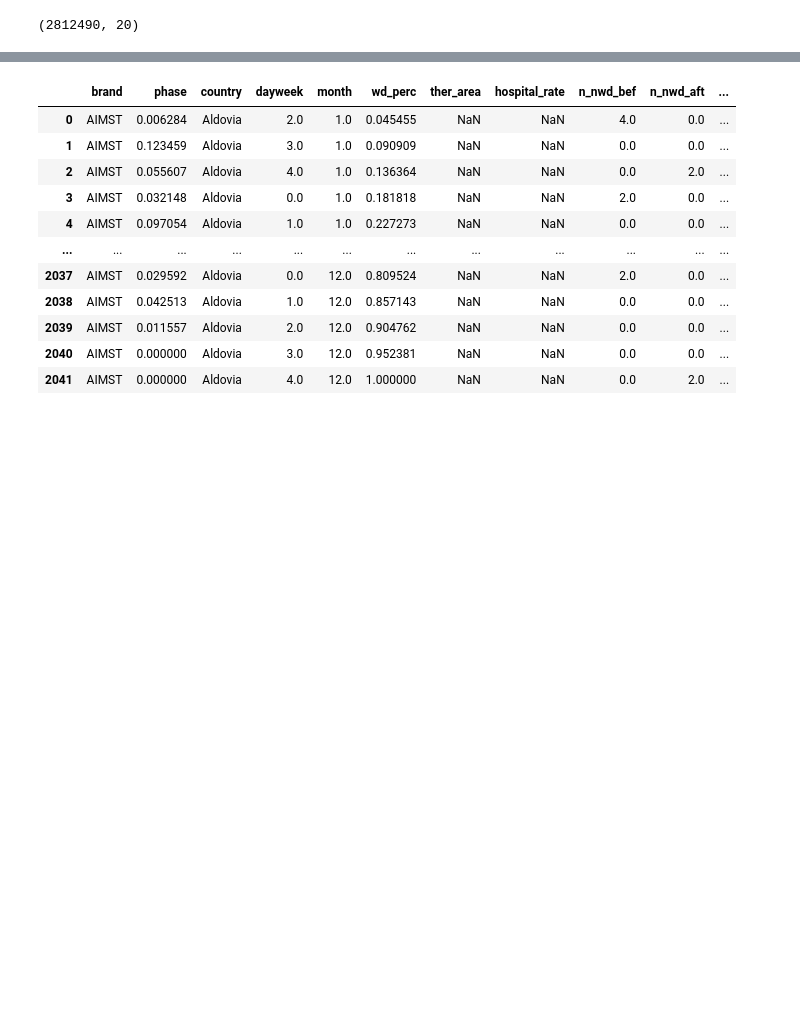
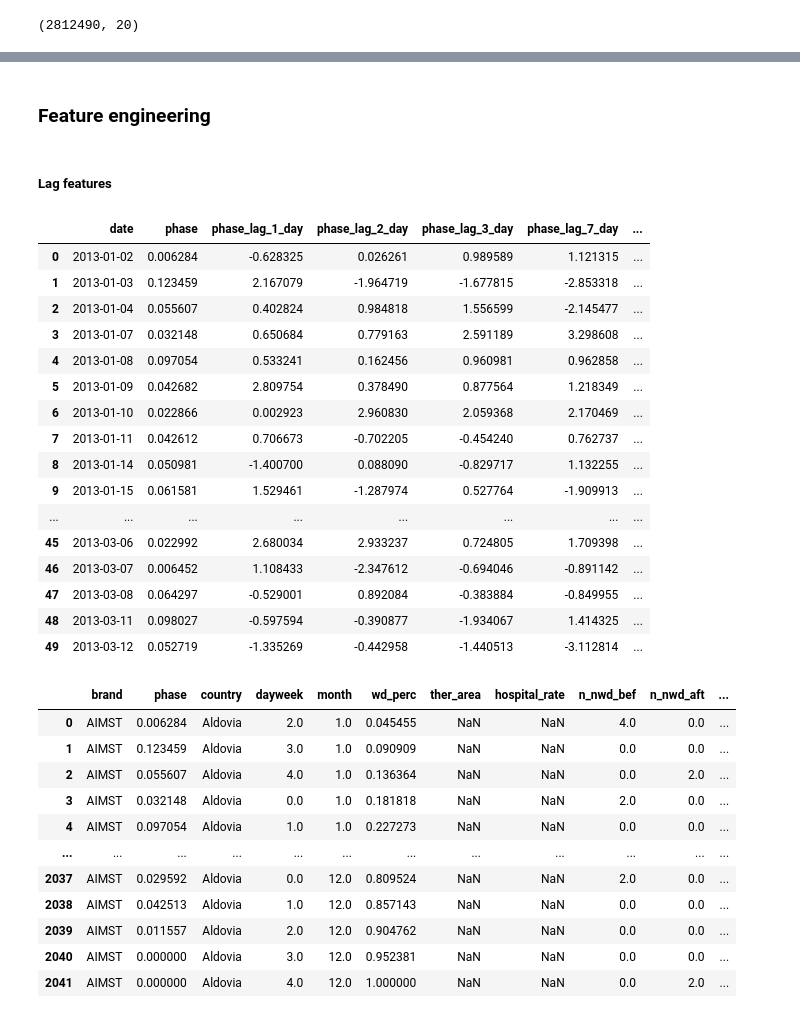
Before and after one commit to guimCC/Novartis_Datathon_2023, a Jupyter notebook: Scripts/data_lag.ipynb, the cells around one changed output, grey strips where cells are left out. Drawn from its saved outputs; the diff is of its cells as text; code cells hidden in the pictures; blank space fills up the shorter version.

```diff
--- a/Scripts/data_lag.ipynb
+++ b/Scripts/data_lag.ipynb
@@ -18,5 +79,8 @@ train_df.shape
+# %% [markdown]
+### Feature engineering
 # %%
 # Extracting the date from the datetime column
 train_df['day'] = train_df['date'].dt.day
 train_df['month'] = train_df['date'].dt.month
 train_df['year'] = train_df['date'].dt.year
+train_df['quarter_of_year'] = train_df['date'].dt.quarter
@@ -41,0 +87,2 @@ train_df['phase_lag_7'].fillna(0, inplace=True)  # or any other method you prefe
+# %% [markdown]
+##### Lag features
@@ -42,3 +92,55 @@ train_df['phase_lag_7'].fillna(0, inplace=True)  # or any other method you prefe
+# %%
+def lag_features(dataframe, lag_list):
+    for lag in lag_list:
+        s = str(lag[0]) + "_" + lag[1]
+        if lag[1] == 'day':
+            dataframe['date_' + s] = dataframe['date'] - pd.Timedelta(days=lag[0])
+        elif lag[1] == 'month':
+            dataframe['date_' + s] = dataframe['date'] - pd.offsets.MonthBegin(n=lag[0])
+
+        if 'phase_lag_' + s in dataframe.columns:
+            dataframe.drop(['phase_lag_' + s], axis=1, inplace=True)
+
+        dataframe = dataframe.merge(dataframe[['brand', 'country', 'date', 'phase']],
+                     left_on=['brand', 'country', 'date_' + s],
+                     right_on=['brand', 'country', 'date'],
+                     suffixes=('', '_lag_' + s),
+                     how='left')
+
+
+
+        dataframe.drop(['date_' + s, 'date_lag_' + s], axis=1, inplace=True)
+        dataframe['phase_lag_' + s].fillna(0, inplace=True)
+
+        # Add random noise to the lagged feature
+        #dataframe['phase_lag_' + s] = dataframe['phase_lag_' + s].fillna(0) + random_noise(dataframe)
+
+
+    return dataframe
+# %%
+train_df.sort_values(by=['country', 'brand', 'date'], inplace=True)
+
+train_df = lag_features(train_df, [[1, 'day'], [2, 'day'], [3, 'day'], [7, 'day'], [14, 'day']])
+# %%
+train_df[train_df['country'] == 'Aldovia'][train_df['brand'] == 'AIMST'][0:50][['date', 'phase', 'phase_lag_1_day', 'phase_lag_2_day', 'phase_lag_3_day', 'phase_lag_7_day', 'phase_lag_14_day']]
+# %% [output]
+|  | date | phase | phase_lag_1_day | phase_lag_2_day | phase_lag_3_day | phase_lag_7_day | ... |
+| 0 | 2013-01-02 | 0.006284 | -0.628325 | 0.026261 | 0.989589 | 1.121315 | ... |
+| 1 | 2013-01-03 | 0.123459 | 2.167079 | -1.964719 | -1.677815 | -2.853318 | ... |
+| 2 | 2013-01-04 | 0.055607 | 0.402824 | 0.984818 | 1.556599 | -2.145477 | ... |
+| 3 | 2013-01-07 | 0.032148 | 0.650684 | 0.779163 | 2.591189 | 3.298608 | ... |
+| 4 | 2013-01-08 | 0.097054 | 0.533241 | 0.162456 | 0.960981 | 0.962858 | ... |
+| 5 | 2013-01-09 | 0.042682 | 2.809754 | 0.378490 | 0.877564 | 1.218349 | ... |
+| 6 | 2013-01-10 | 0.022866 | 0.002923 | 2.960830 | 2.059368 | 2.170469 | ... |
+| 7 | 2013-01-11 | 0.042612 | 0.706673 | -0.702205 | -0.454240 | 0.762737 | ... |
+| 8 | 2013-01-14 | 0.050981 | -1.400700 | 0.088090 | -0.829717 | 1.132255 | ... |
+| 9 | 2013-01-15 | 0.061581 | 1.529461 | -1.287974 | 0.527764 | -1.909913 | ... |
+| ... | ... | ... | ... | ... | ... | ... | ... |
+| 45 | 2013-03-06 | 0.022992 | 2.680034 | 2.933237 | 0.724805 | 1.709398 | ... |
+| 46 | 2013-03-07 | 0.006452 | 1.108433 | -2.347612 | -0.694046 | -0.891142 | ... |
+| 47 | 2013-03-08 | 0.064297 | -0.529001 | 0.892084 | -0.383884 | -0.849955 | ... |
+| 48 | 2013-03-11 | 0.098027 | -0.597594 | -0.390877 | -1.934067 | 1.414325 | ... |
+| 49 | 2013-03-12 | 0.052719 | -1.335269 | -0.442958 | -1.440513 | -3.112814 | ... |
 # %%
 train_df[train_df['country'] == 'Aldovia'][train_df['brand'] == 'AIMST'][222:]
 # %% [output]
```
Also changed, not shown: parts of 6 cells of this notebook.
